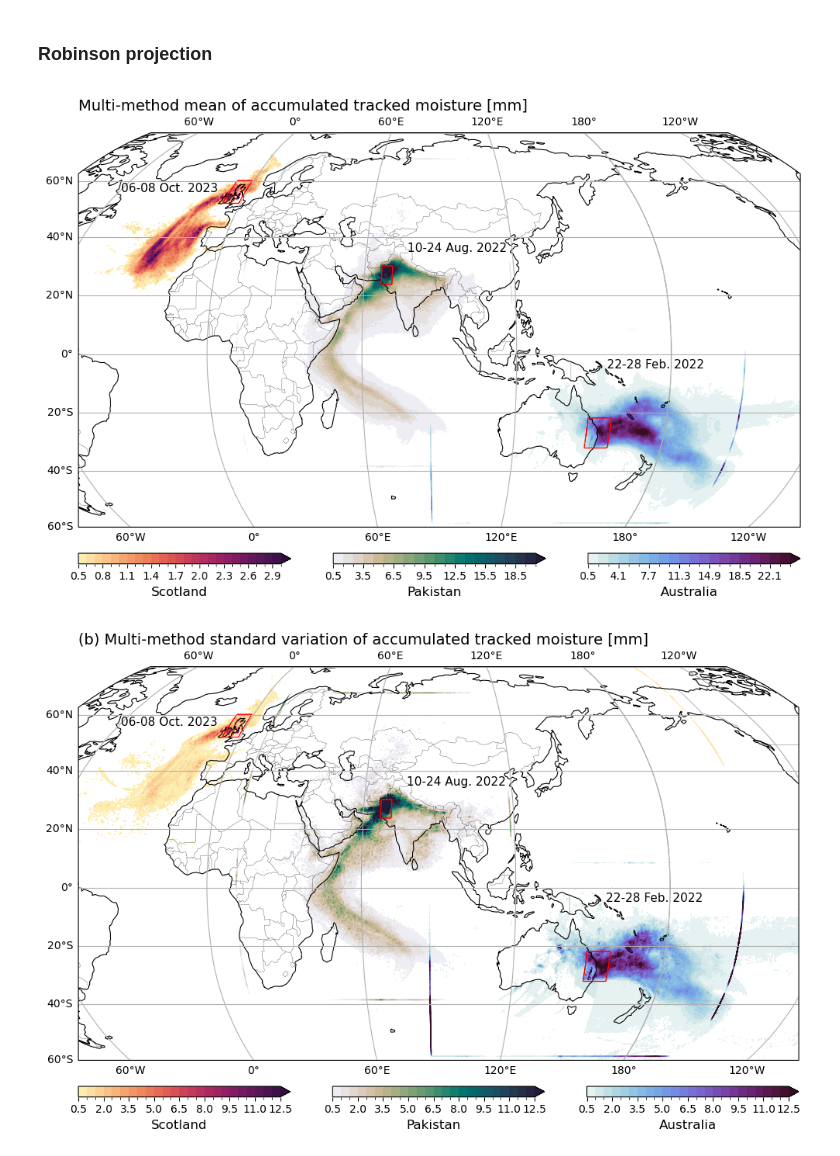
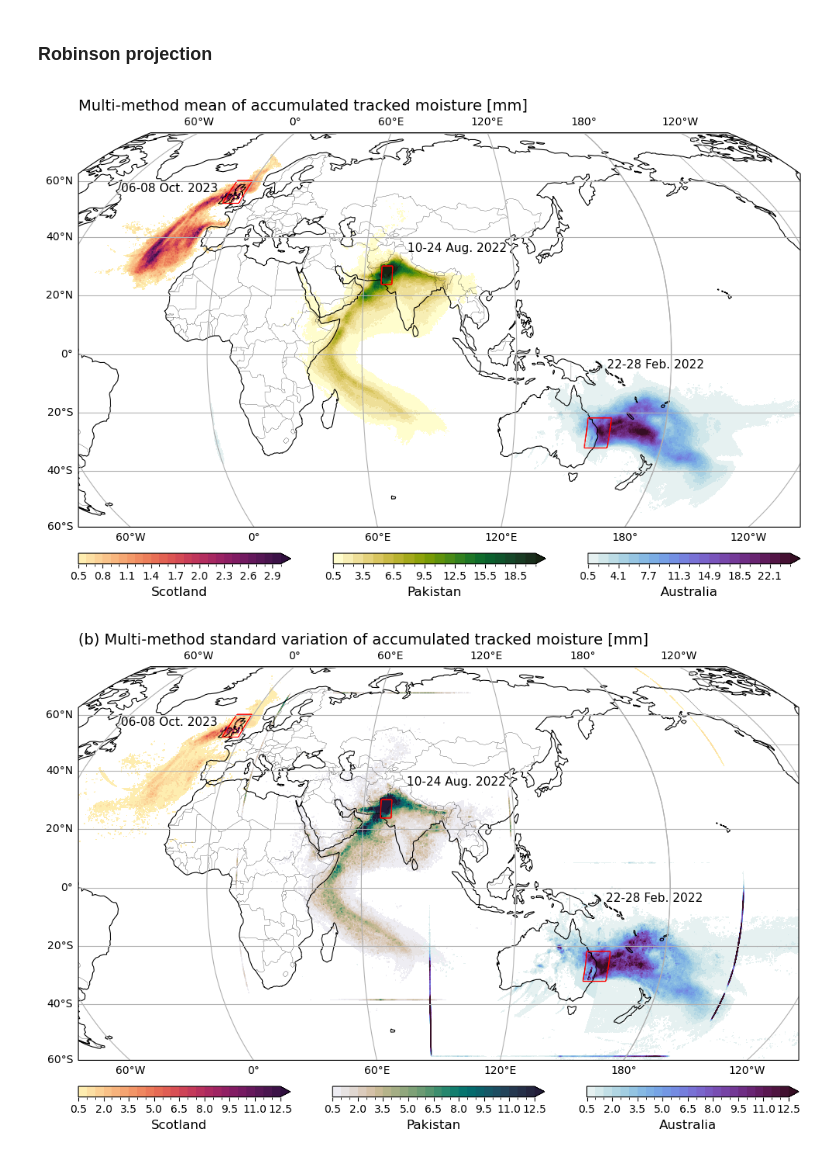
Before and after one commit to Moisture-tracking-community/INSPIRE, a Jupyter notebook: Figure3_Global_map.ipynb, the cells around one changed output. Drawn from its saved outputs; the diff is of its cells as text; code cells hidden in the pictures.

```diff
--- a/Figure3_Global_map.ipynb
+++ b/Figure3_Global_map.ipynb
@@ -93,7 +93,7 @@ ax.add_feature(cartopy.feature.COASTLINE, linewidth=0.8)
 ax.add_feature(cartopy.feature.BORDERS, linestyle='-', linewidth=.2)
 
 p1 = pakm.plot.contourf(ax=ax, levels=np.linspace(0.5,20.5,21), extend='max',
-                        cmap = cm.rain,
+                        cmap = cm.speed,
                         transform=prj,
                         add_colorbar=False,
                        )
@@ -104,34 +104,34 @@ p2 = ausm.plot.contourf(ax=ax, levels=np.linspace(0.5,24.5,21), extend='max',
                         transform=prj,
                         add_colorbar=False,
                        )
 mask_aus.mask.isel(time=0, drop=True).plot.contour(ax=ax, colors='r', linewidths=0.4, transform=prj)
 
 p3 = sctm.plot.contourf(ax=ax, levels=np.linspace(0.5,3.,26), extend='max',
                         cmap = cm.matter,
                         transform=prj,
                         add_colorbar=False,
                        )
 mask_sct.mask.isel(time=0, drop=True).plot.contour(ax=ax, colors='r', linewidths=0.4, transform=prj)
 
 # Pakistan
 ax.text(77,35, '10-24 Aug. 2022',fontsize=11, transform=prj)
 # Australia
 ax.text(155, -5, '22-28 Feb. 2022',fontsize=11, transform=prj)
 # Scotland
 ax.text(-59,56, '06-08 Oct. 2023',fontsize=11, transform=prj)
 
 ax.set_title("Multi-method mean of accumulated tracked moisture [mm]", fontsize=14, loc="left")
 ax.set_extent([-50,230,-60,80], crs=prj)
 ax.gridlines(draw_labels=True)
 
 fig.colorbar(p1, ax=ax2, orientation='horizontal').set_label(label='Pakistan', size=12)
 fig.colorbar(p2, ax=ax3, orientation='horizontal').set_label(label='Australia', size=12)
 fig.colorbar(p3, ax=ax1, orientation='horizontal').set_label(label='Scotland', size=12)
 
 fig.savefig(figure_path + 'Figure3_multimethodmean.png',dpi=600,bbox_inches='tight')
 #fig.savefig('Figure3a.pdf', format='pdf')
 # %% [output]
-[figure, old version]
+[figure, new version]
 # %%
 # STANDARD DEVIATION
 
```
